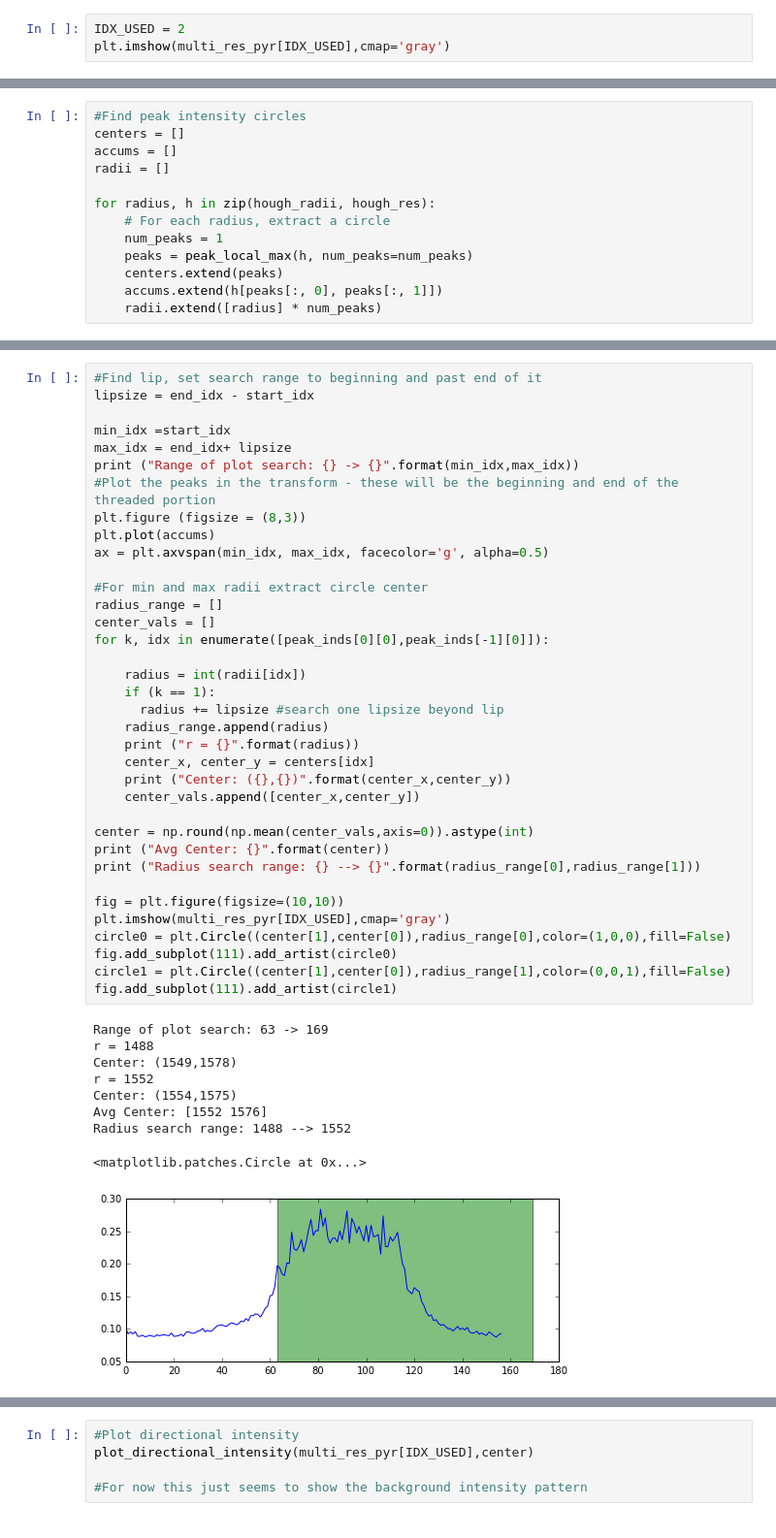
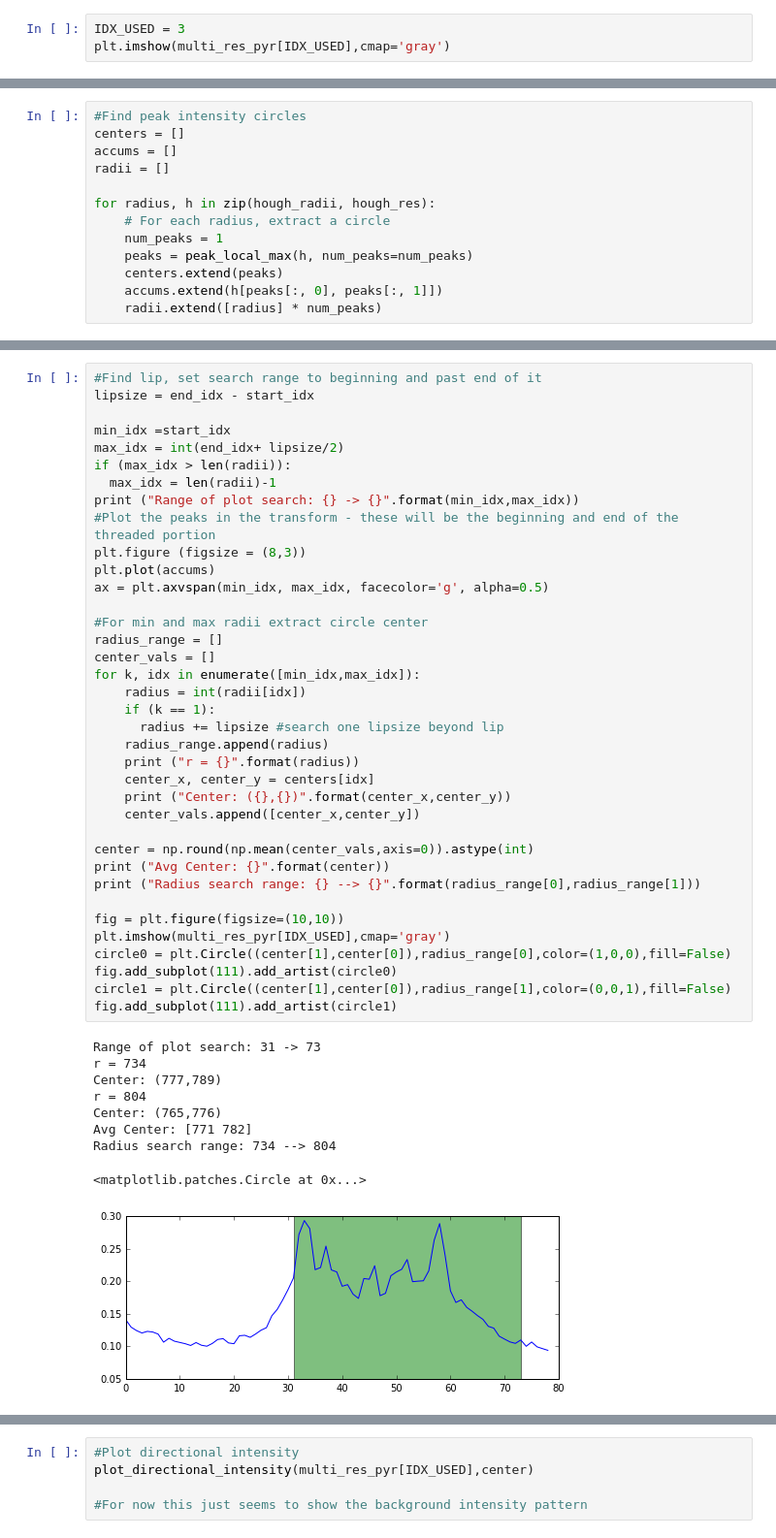
Before and after one commit to jpapon/seal_cup, a Jupyter notebook: seal_cup_testing.ipynb, the cells around one changed output, grey strips where cells are left out. Shown at 97% size. Saved outputs shown, nothing was run; the diff lists cells and outputs as text.

```diff
--- a/seal_cup_testing.ipynb
+++ b/seal_cup_testing.ipynb
@@ -20,7 +20,7 @@ ds_vals = 1.0/ np.array([1,2,4,8,16])
 seal_img_gray = cv2.cvtColor(seal_img_full,cv2.COLOR_RGB2GRAY)
 multi_res_pyr = [cv2.resize(seal_img_gray, dsize = (0,0),fx = ds_mult, fy= ds_mult, interpolation = cv2.INTER_AREA) for ds_mult in ds_vals]
 # %%
-IDX_USED = 2
+IDX_USED = 3
 plt.imshow(multi_res_pyr[IDX_USED],cmap='gray')
 # %% [output]
 <matplotlib.image.AxesImage at 0x...>
@@ -188,44 +188,45 @@ plt.plot(accums)
 lipsize = end_idx - start_idx
 
 min_idx =start_idx
-max_idx = end_idx+ lipsize
+max_idx = int(end_idx+ lipsize/2)
+if (max_idx > len(radii)):
+  max_idx = len(radii)-1
 print ("Range of plot search: {} -> {}".format(min_idx,max_idx))
 #Plot the peaks in the transform - these will be the beginning and end of the threaded portion
 plt.figure (figsize = (8,3))
 plt.plot(accums)
 ax = plt.axvspan(min_idx, max_idx, facecolor='g', alpha=0.5)
 
 #For min and max radii extract circle center
 radius_range = []
 center_vals = []
-for k, idx in enumerate([peak_inds[0][0],peak_inds[-1][0]]):
-
+for k, idx in enumerate([min_idx,max_idx]):
     radius = int(radii[idx])
     if (k == 1):
       radius += lipsize #search one lipsize beyond lip
     radius_range.append(radius)
     print ("r = {}".format(radius))
     center_x, center_y = centers[idx]
     print ("Center: ({},{})".format(center_x,center_y))
     center_vals.append([center_x,center_y])
 
 center = np.round(np.mean(center_vals,axis=0)).astype(int)
 print ("Avg Center: {}".format(center))
 print ("Radius search range: {} --> {}".format(radius_range[0],radius_range[1]))
 
 fig = plt.figure(figsize=(10,10))
 plt.imshow(multi_res_pyr[IDX_USED],cmap='gray')
 circle0 = plt.Circle((center[1],center[0]),radius_range[0],color=(1,0,0),fill=False)
 fig.add_subplot(111).add_artist(circle0)
 circle1 = plt.Circle((center[1],center[0]),radius_range[1],color=(0,0,1),fill=False)
 fig.add_subplot(111).add_artist(circle1)
 # %% [output]
-Range of plot search: 63 -> 169
-r = 1488
-Center: (1549,1578)
-r = 1552
-Center: (1554,1575)
-Avg Center: [1552 1576]
-Radius search range: 1488 --> 1552
+Range of plot search: 31 -> 73
+r = 734
+Center: (777,789)
+r = 804
+Center: (765,776)
+Avg Center: [771 782]
+Radius search range: 734 --> 804
 <matplotlib.patches.Circle at 0x...>
-[figure, old version]
+[figure, new version]
```
Also changed, not shown: parts of 7 cells of this notebook.
